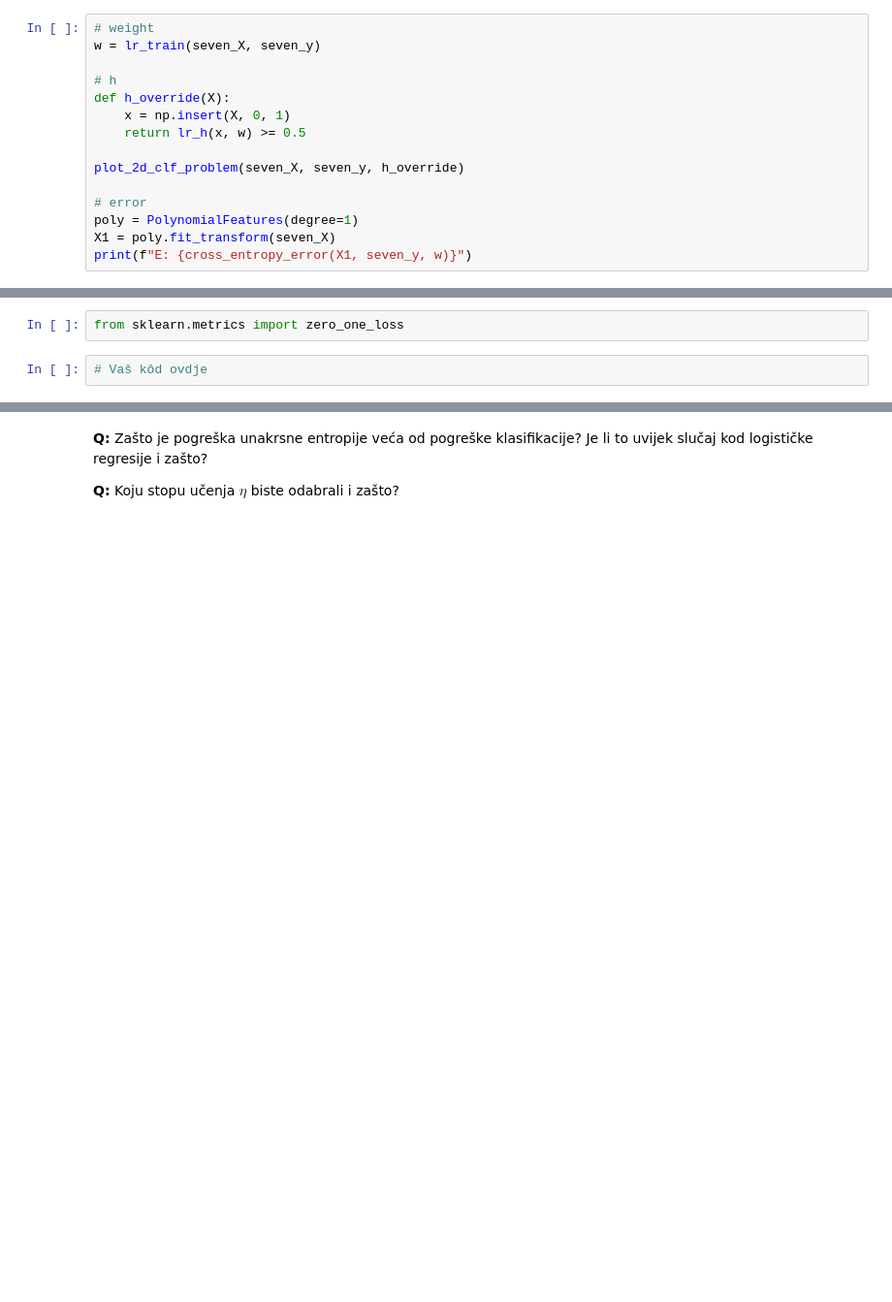
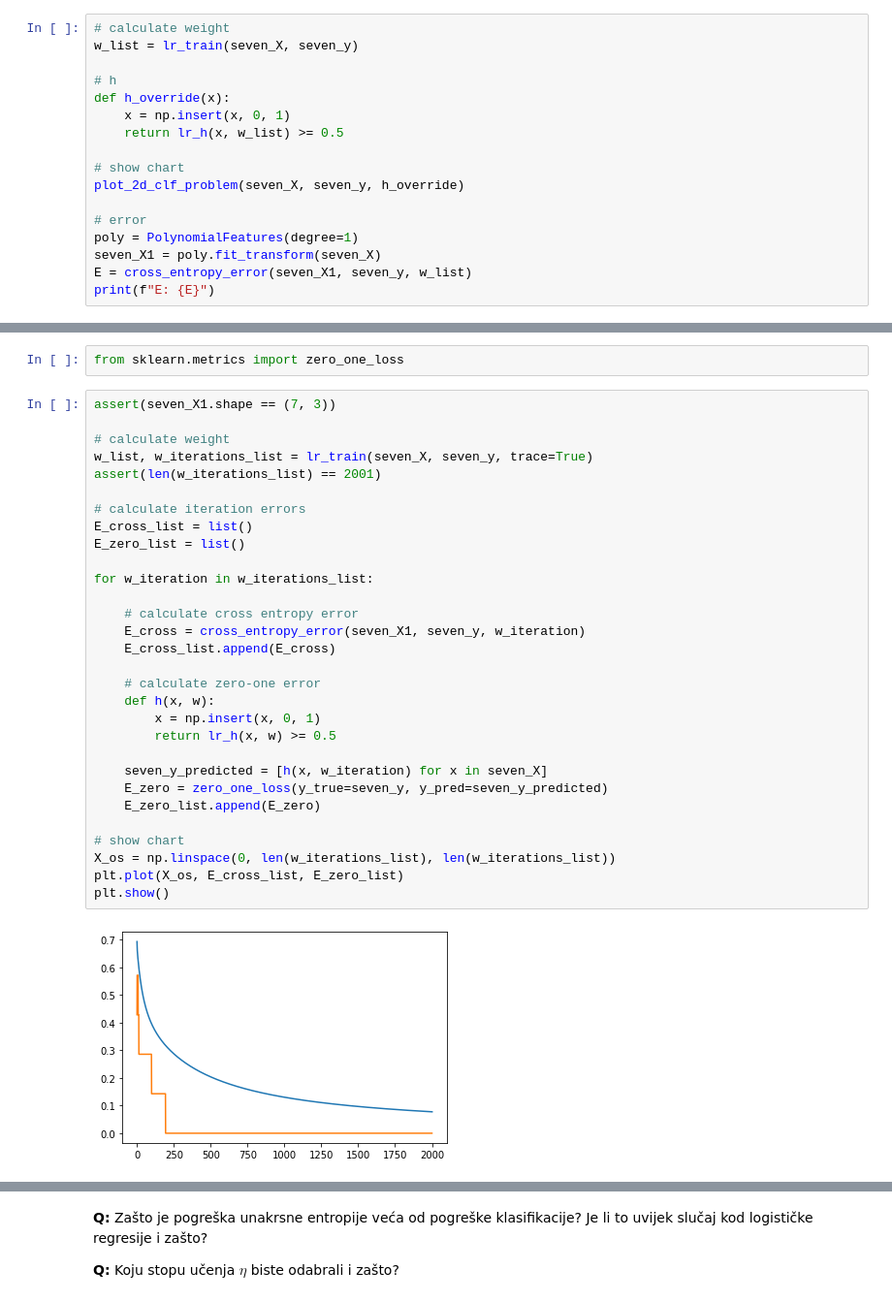
Before and after one commit to sskender/machine-learning-1, a Jupyter notebook: SU1-2021-06-07-LR.ipynb, the cells around one changed output, grey strips where cells are left out. Shown at 97% size. Drawn from its saved outputs; the diff is of its cells as text; blank space fills up the shorter version.

```diff
--- a/SU1-2021-06-07-LR.ipynb
+++ b/SU1-2021-06-07-LR.ipynb
@@ -164,20 +171,22 @@ Koristeći funkciju `lr_train`, trenirajte model logističke regresije na skupu
 seven_X = np.array([[2,1], [2,3], [1,2], [3,2], [5,2], [5,4], [6,3]])
 seven_y = np.array([1, 1, 1, 1, 0, 0, 0])
 # %%
-# weight
-w = lr_train(seven_X, seven_y)
+# calculate weight
+w_list = lr_train(seven_X, seven_y)
 
 # h
-def h_override(X):
-    x = np.insert(X, 0, 1)
-    return lr_h(x, w) >= 0.5
+def h_override(x):
+    x = np.insert(x, 0, 1)
+    return lr_h(x, w_list) >= 0.5
 
+# show chart
 plot_2d_clf_problem(seven_X, seven_y, h_override)
 
 # error
 poly = PolynomialFeatures(degree=1)
-X1 = poly.fit_transform(seven_X)
-print(f"E: {cross_entropy_error(X1, seven_y, w)}")
+seven_X1 = poly.fit_transform(seven_X)
+E = cross_entropy_error(seven_X1, seven_y, w_list)
+print(f"E: {E}")
 # %% [output]
 E: 0.07751718252492557
 [figure]
@@ -195,5 +204,35 @@ E: 0.07751718252492557
 Prikažite na jednom grafikonu pogrešku unakrsne entropije (očekivanje logističkog gubitka) i pogrešku klasifikacije (očekivanje gubitka 0-1) na skupu `seven` kroz iteracije optimizacijskog postupka. Koristite trag težina funkcije `lr_train` iz zadatka (b) (opcija `trace=True`). Na drugom grafikonu prikažite pogrešku unakrsne entropije kao funkciju broja iteracija za različite stope učenja, $\eta\in\{0.005,0.01,0.05,0.1\}$.
 # %%
 from sklearn.metrics import zero_one_loss
-# %%
-# Vaš kôd ovdje
+# %%
+assert(seven_X1.shape == (7, 3))
+
+# calculate weight
+w_list, w_iterations_list = lr_train(seven_X, seven_y, trace=True)
+assert(len(w_iterations_list) == 2001)
+
+# calculate iteration errors
+E_cross_list = list()
+E_zero_list = list()
+
+for w_iteration in w_iterations_list:
+
+    # calculate cross entropy error
+    E_cross = cross_entropy_error(seven_X1, seven_y, w_iteration)
+    E_cross_list.append(E_cross)
+
+    # calculate zero-one error
+    def h(x, w):
+        x = np.insert(x, 0, 1)
+        return lr_h(x, w) >= 0.5
+
+    seven_y_predicted = [h(x, w_iteration) for x in seven_X]
+    E_zero = zero_one_loss(y_true=seven_y, y_pred=seven_y_predicted)
+    E_zero_list.append(E_zero)
+
+# show chart
+X_os = np.linspace(0, len(w_iterations_list), len(w_iterations_list))
+plt.plot(X_os, E_cross_list, E_zero_list)
+plt.show()
+# %% [output]
+[figure, added]
```
Also changed, not shown: parts of 8 cells of this notebook.
